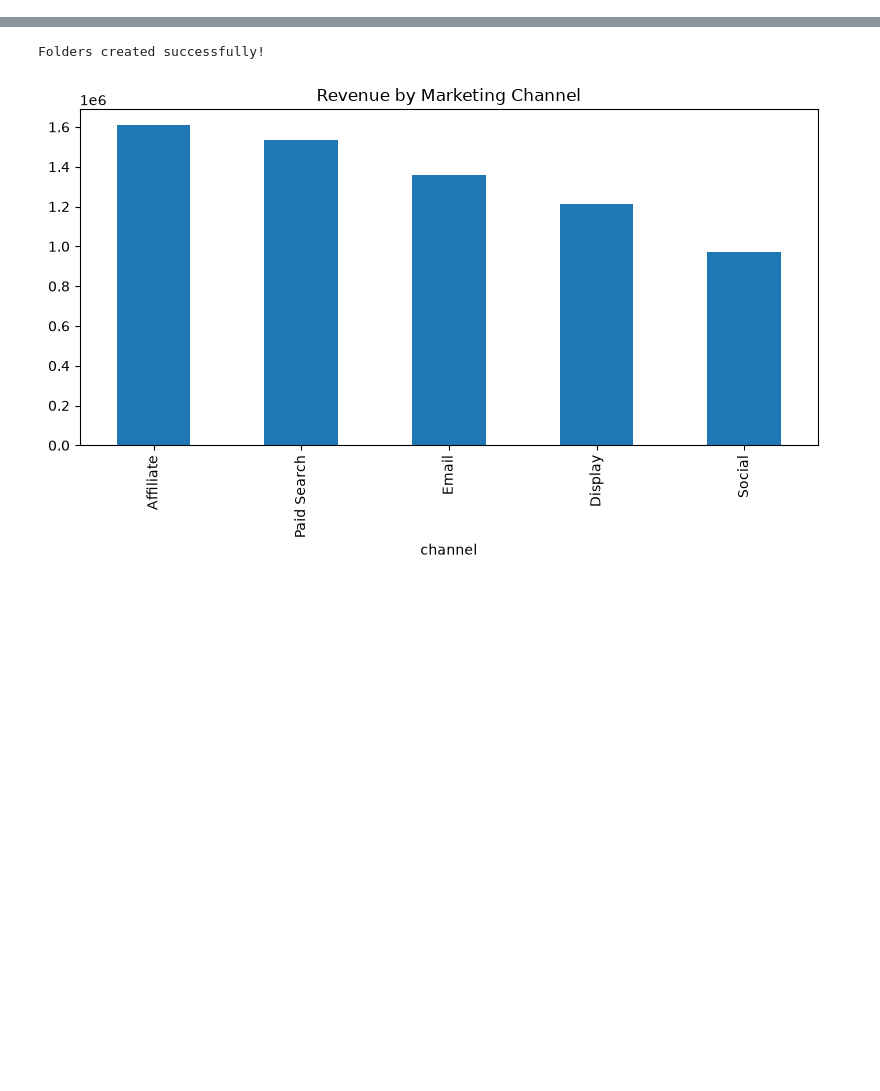
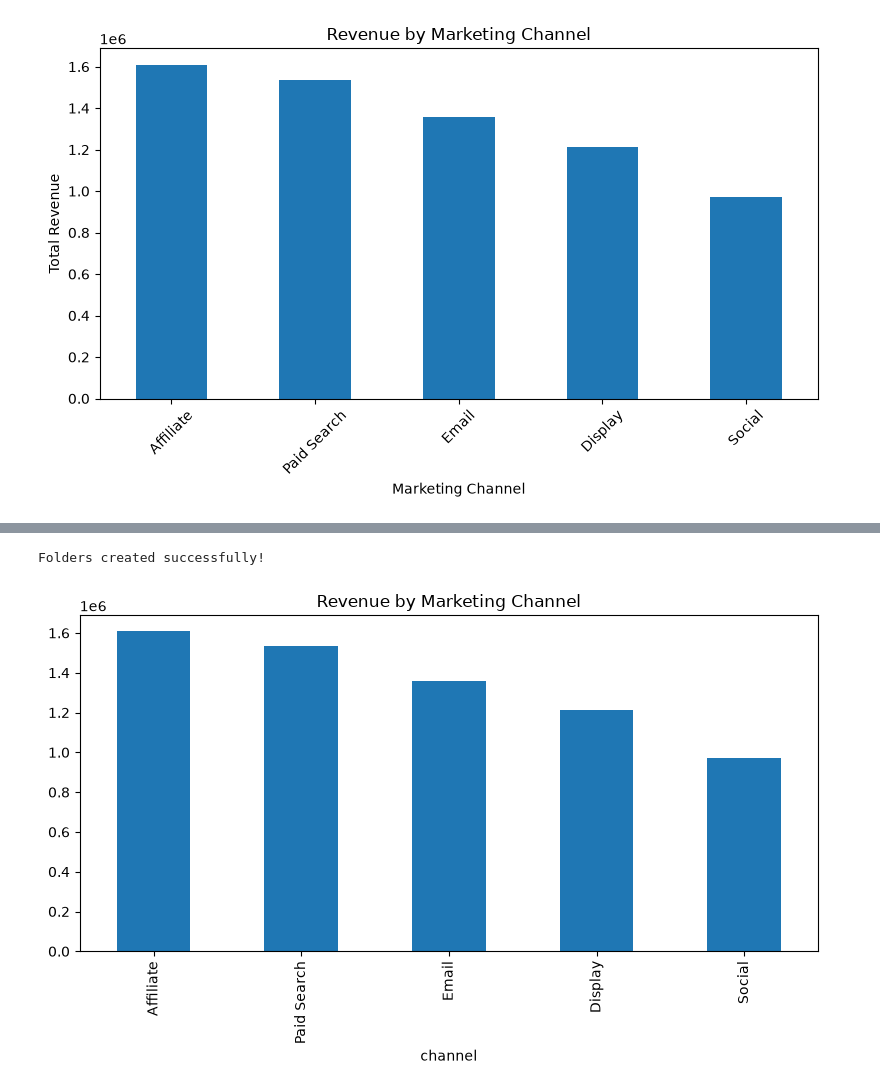
Before and after one commit to Arunima203/Marketing-Ecommerce-Analysis, a Jupyter notebook: notebooks/marketing_analysis.ipynb, the cells around one changed output, grey strips where cells are left out. Cells and saved outputs as stored; diff of their text form; code cells hidden in the pictures; blank space fills up the shorter version.

```diff
--- a/notebooks/marketing_analysis.ipynb
+++ b/notebooks/marketing_analysis.ipynb
@@ -817,3 +806,30 @@ First 5 Rows:
 | 3 | 4 | 2022-06-26 20:33:46 | 18164 | 1114.0 | 2 | 0.15 | 68.76 | ... |
 | 4 | 5 | 2023-07-26 18:12:35 | 86915 | 408.0 | 1 | 0.00 | 14.64 | ... |
 ... (30 outputs left out)
+# %%
+# Save Revenue by Marketing Channel Graph
+
+plt.figure(figsize=(8, 5))
+
+channel_revenue.plot(kind='bar')
+
+plt.title('Revenue by Marketing Channel')
+plt.xlabel('Marketing Channel')
+plt.ylabel('Total Revenue')
+plt.xticks(rotation=45)
+
+plt.tight_layout()
+
+import os
+
+os.makedirs("graphs", exist_ok=True)
+
+plt.savefig(
+    'graphs/revenue_by_marketing_channel.png',
+    dpi=300,
+    bbox_inches='tight'
+)
+
+plt.show()
+# %% [output]
+[figure, added]
```
Also changed, not shown: parts of 10 cells of this notebook, 1 other file.
